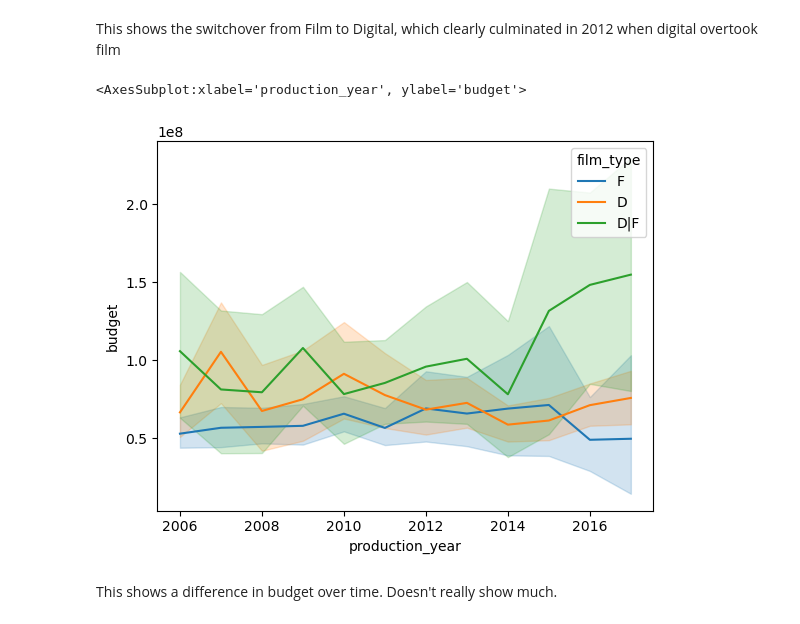
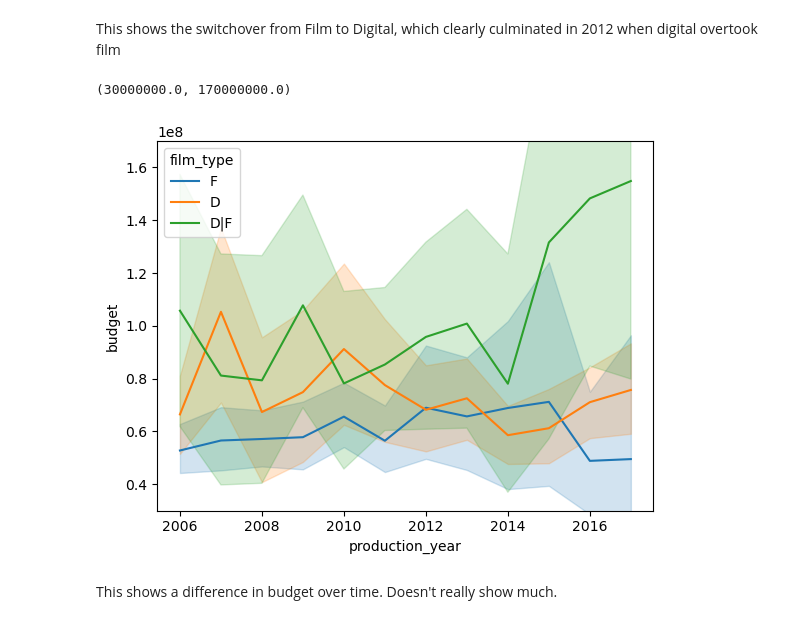
Before and after one commit to ubco-W2022T1-cosc301/project-group16, a Jupyter notebook: notebooks/analysis2.ipynb, the cells around one changed output. Cells and saved outputs as stored; diff of their text form; code cells hidden in the pictures.

```diff
--- a/notebooks/analysis2.ipynb
+++ b/notebooks/analysis2.ipynb
@@ -74,9 +75,10 @@ This shows the switchover from Film to Digital, which clearly culminated in 2012
 # %%
 df_FD=movie_data_cleaned.query("film_type!=['U','F|U']")
 sns.lineplot(x=df_FD["production_year"], y=df_FD["budget"], hue=df_FD["film_type"])
+plt.ylim(0.3*1e8,1.7*1e8)
 # %% [output]
-<AxesSubplot:xlabel='production_year', ylabel='budget'>
+(30000000.0, 170000000.0)
-[figure, old version]
+[figure, new version]
 # %% [markdown]
 This shows a difference in budget over time. Doesn't really show much.
 # %% [markdown]
```
Also changed, not shown: parts of 5 cells of this notebook, 6 other files.
